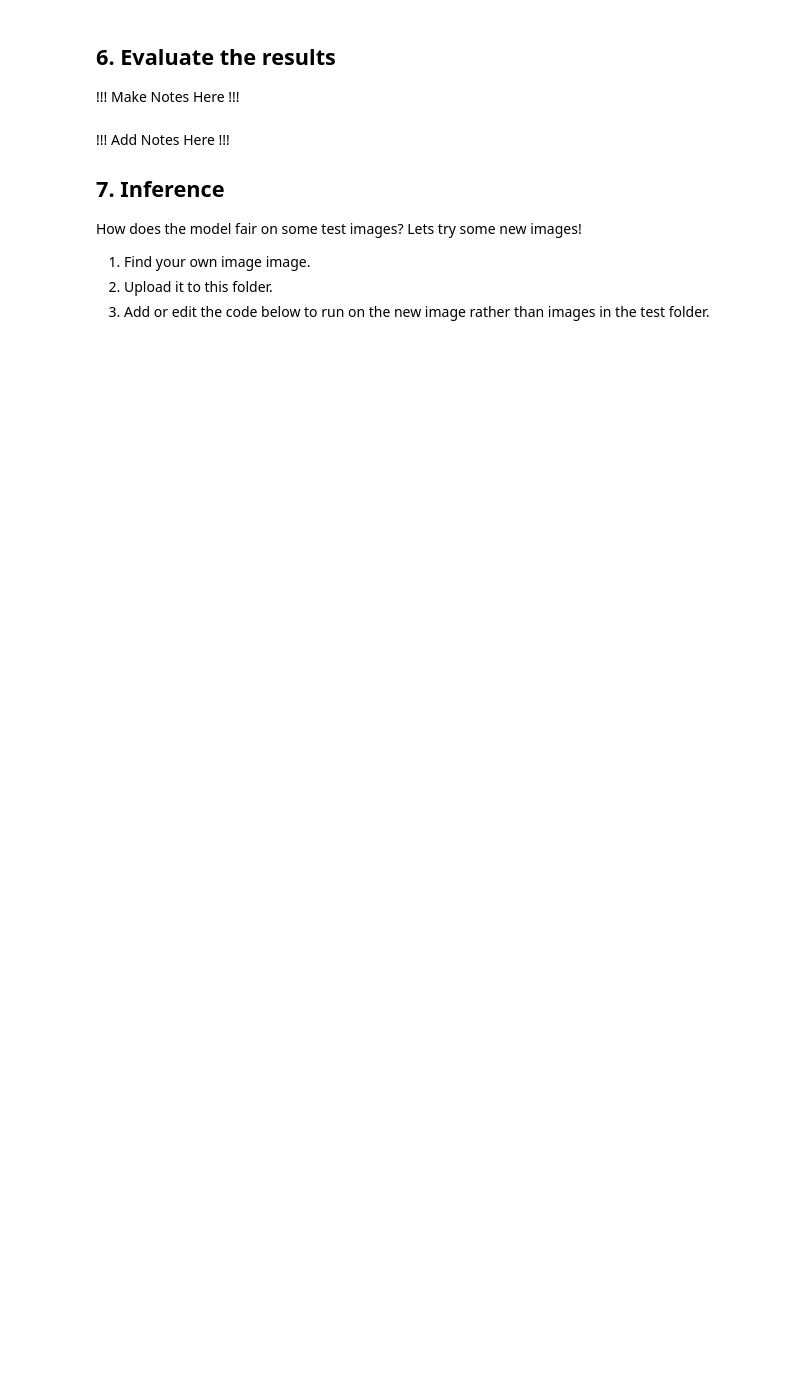
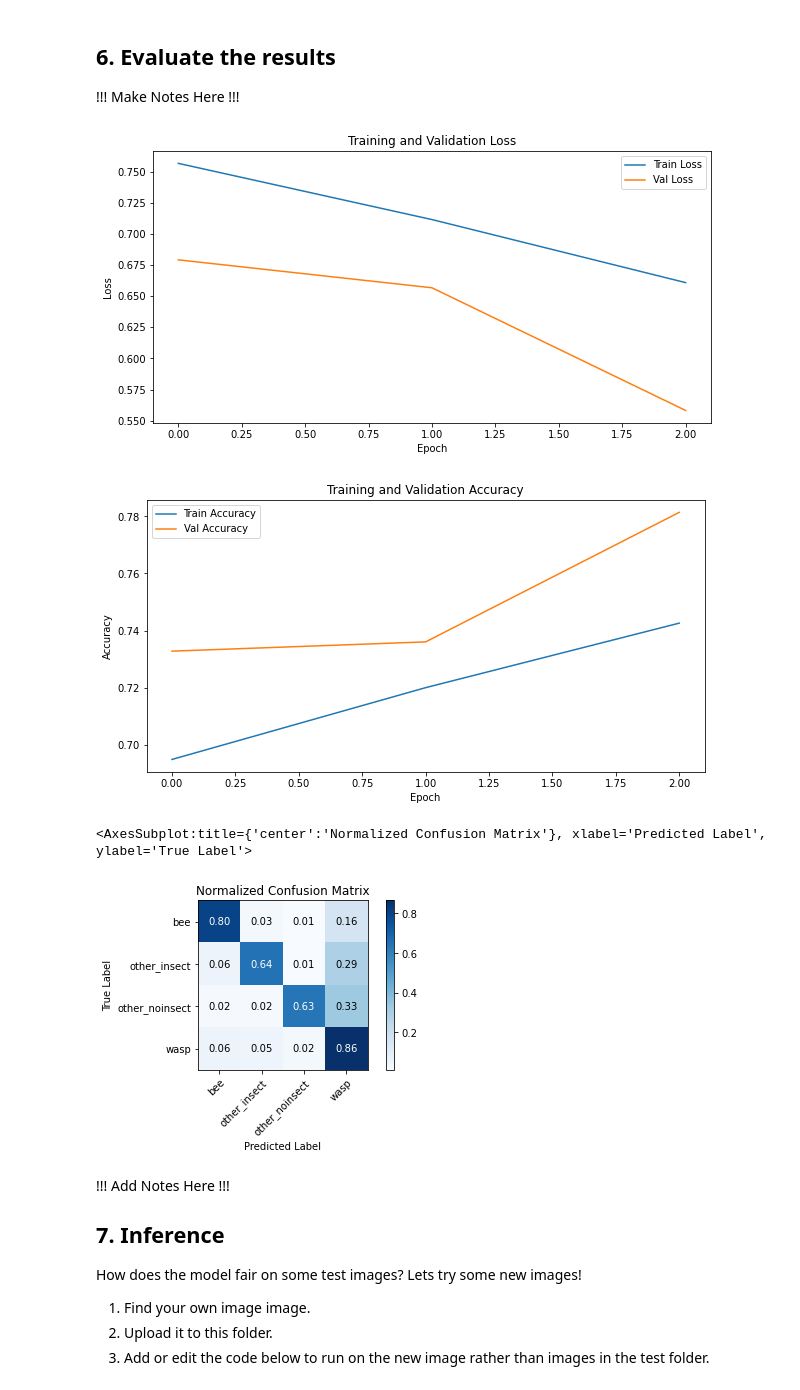
Before and after one commit to PracticumAI/computer_vision, a Jupyter notebook: 0X_ViT.ipynb, the cells around one changed output. Drawn from its saved outputs; the diff is of its cells as text; code cells hidden in the pictures; blank space fills up the shorter version.

Commit message:
Added Train Eval to ViT NB

```diff
--- a/0X_ViT.ipynb
+++ b/0X_ViT.ipynb
@@ -496,9 +514,6 @@ def test(model, data_loader, device):
     test_progress_bar.close()
     return correct / total
 
-# Set the device to GPU if available
-device = torch.device('cuda' if torch.cuda.is_available() else 'cpu')
-
 # Move the model to the device
 model.to(device)
 
@@ -542,10 +555,10 @@ val_losses = []
 val_accuracies = []
 for epoch in range(num_epochs):
     print(f'Epoch {epoch + 1}/{num_epochs}')
-    train_loss = train(model, train_loader, criterion, optimizer, device)
+    train_loss, train_accuracy = train(model, train_loader, criterion, optimizer, device)
     val_loss, val_accuracy = validate(model, val_loader, criterion, device)
     train_losses.append(train_loss)
-    train_accuracies.append(train_accuracies)
+    train_accuracies.append(train_accuracy)
     val_losses.append(val_loss)
     val_accuracies.append(val_accuracy)
-    print(f'Epoch {epoch + 1}/{num_epochs}, Train Loss: {train_loss:.4f}, Train Accuracy: {train_accuracies: .4f} Val Loss: {val_loss:.4f}, Val Accuracy: {val_accuracy:.4f}')
+    print(f'Epoch {epoch + 1}/{num_epochs}, Train Loss: {train_loss:.4f}, Train Accuracy: {train_accuracy:.4f}, Val Loss: {val_loss:.4f}, Val Accuracy: {val_accuracy:.4f}')
@@ -566,10 +586,11 @@ plt.show()
 
 # Plot the training and validation accuracy
 plt.figure(figsize=(10, 5))
+plt.plot(train_accuracies, label='Train Accuracy')
 plt.plot(val_accuracies, label='Val Accuracy')
 plt.xlabel('Epoch')
 plt.ylabel('Accuracy')
-plt.title('Validation Accuracy')
+plt.title('Training and Validation Accuracy')
 plt.legend()
 plt.show()
 
@@ -592,33 +613,38 @@ def plot_confusion_matrix(y_true, y_pred, classes, normalize=False, title=None,
            title=title,
            ylabel='True Label',
            xlabel='Predicted Label')
     plt.setp(ax.get_xticklabels(), rotation=45, ha='right', rotation_mode='anchor')
     fmt = '.2f' if normalize else 'd'
     thresh = cm.max() / 2.
     for i in range(cm.shape[0]):
         for j in range(cm.shape[1]):
             ax.text(j, i, format(cm[i, j], fmt), ha='center', va='center', color='white' if cm[i, j] > thresh else 'black')
     fig.tight_layout()
     return ax
 
 # Get the predictions for the validation dataset
 y_pred = []
 y_true = []
 val_progress_bar = tqdm(val_loader, desc="Predicting", leave=False)
 with torch.no_grad():
     for images, labels in val_progress_bar:
         images, labels = images.to(device), labels.to(device)
         outputs = model(images)
         _, predicted = torch.max(outputs, 1)
         y_pred.extend(predicted.cpu().numpy())
         y_true.extend(labels.cpu().numpy())
 val_progress_bar.close()
 
 # Pull the class names from the dataset
 classes = val_dataset.classes
 
 # Plot the confusion matrix
 plot_confusion_matrix(y_true, y_pred, classes, normalize=True)
+# %% [output]
+[figure, added]
+[figure, added]
+<AxesSubplot:title={'center':'Normalized Confusion Matrix'}, xlabel='Predicted Label', ylabel='True Label'>
+[figure, added]
 # %% [markdown]
 !!! Add Notes Here !!!
 
```
Also changed, not shown: parts of 7 cells of this notebook.
